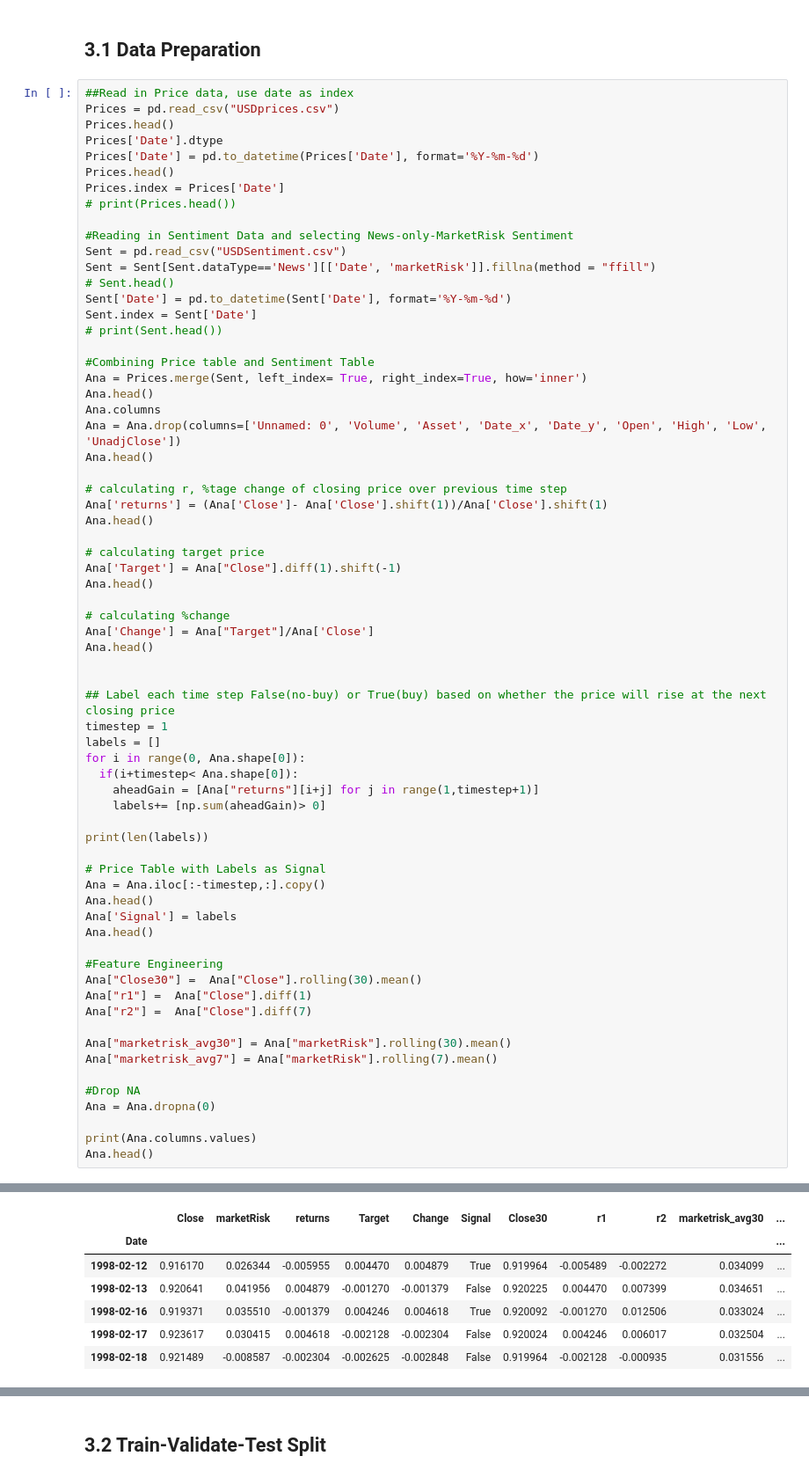
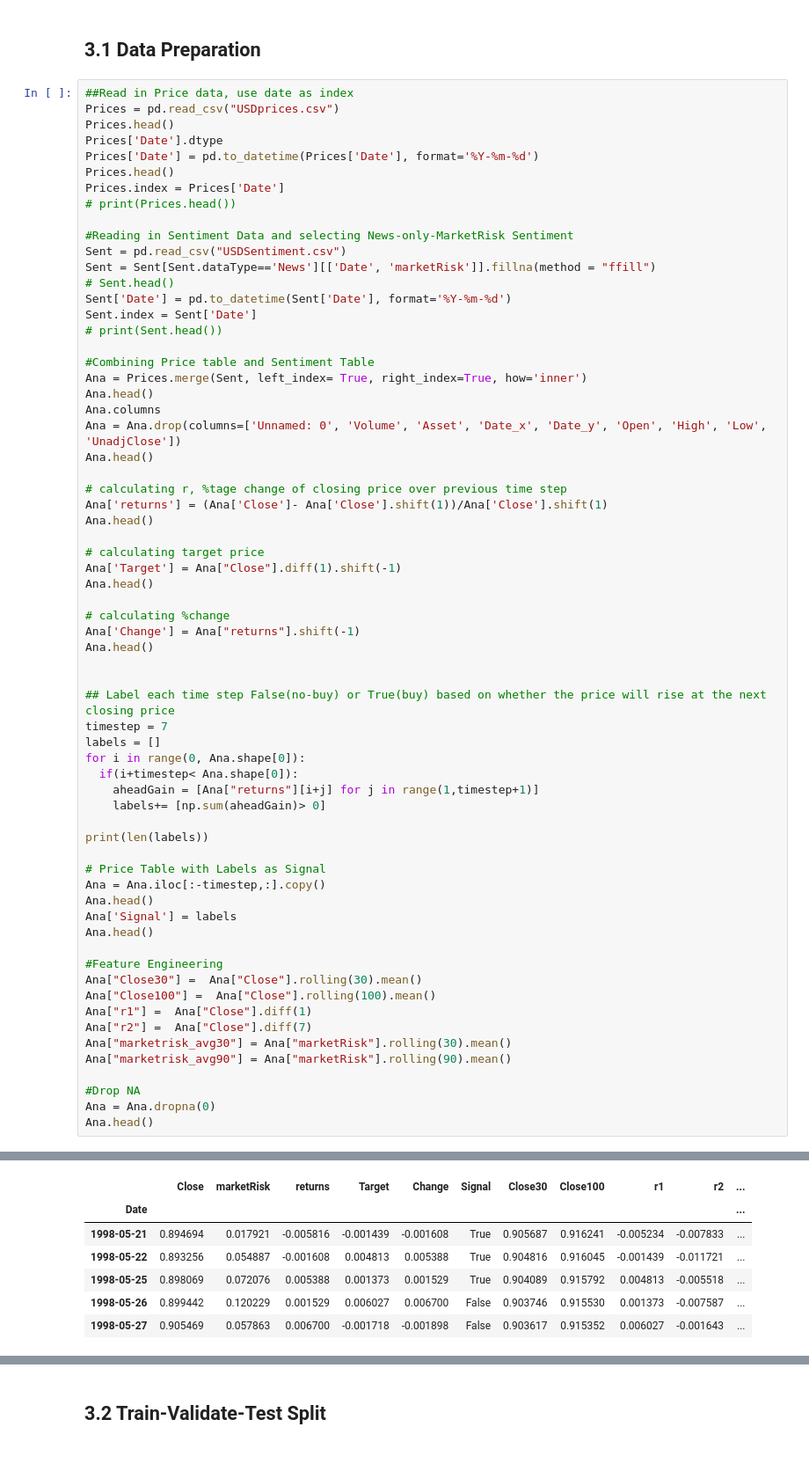
Before and after one commit to hugegene/LSTM-Prediction-of-Stock-Price-Movement, a Jupyter notebook: SentimentTesting on USD.ipynb, the cells around one changed output, grey strips where cells are left out. Shown at 88% size. Cells and saved outputs as stored; diff of their text form.

```diff
--- a/SentimentTesting on USD.ipynb
+++ b/SentimentTesting on USD.ipynb
@@ -148,12 +148,12 @@ Ana['Target'] = Ana["Close"].diff(1).shift(-1)
 Ana.head()
 
 # calculating %change
-Ana['Change'] = Ana["Target"]/Ana['Close']
+Ana['Change'] = Ana["returns"].shift(-1)
 Ana.head()
 
 
 ## Label each time step False(no-buy) or True(buy) based on whether the price will rise at the next closing price
-timestep = 1
+timestep = 7
 labels = []
 for i in range(0, Ana.shape[0]):
   if(i+timestep< Ana.shape[0]):
@@ -170,15 +170,13 @@ Ana.head()
 
 #Feature Engineering
 Ana["Close30"] =  Ana["Close"].rolling(30).mean()
+Ana["Close100"] =  Ana["Close"].rolling(100).mean()
 Ana["r1"] =  Ana["Close"].diff(1)
 Ana["r2"] =  Ana["Close"].diff(7)
-
 Ana["marketrisk_avg30"] = Ana["marketRisk"].rolling(30).mean()
-Ana["marketrisk_avg7"] = Ana["marketRisk"].rolling(7).mean()
+Ana["marketrisk_avg90"] = Ana["marketRisk"].rolling(90).mean()
 
 #Drop NA
 Ana = Ana.dropna(0)
-
-print(Ana.columns.values)
 Ana.head()
 # %% [output]
@@ -188,7 +184,7 @@ Ana.head()
-|  | Close | marketRisk | returns | Target | Change | Signal | Close30 | r1 | r2 | marketrisk_avg30 | ... |
+|  | Close | marketRisk | returns | Target | Change | Signal | Close30 | Close100 | r1 | r2 | ... |
 | Date |  |  |  |  |  |  |  |  |  |  | ... |
-| 1998-02-12 | 0.916170 | 0.026344 | -0.005955 | 0.004470 | 0.004879 | True | 0.919964 | -0.005489 | -0.002272 | 0.034099 | ... |
-| 1998-02-13 | 0.920641 | 0.041956 | 0.004879 | -0.001270 | -0.001379 | False | 0.920225 | 0.004470 | 0.007399 | 0.034651 | ... |
-| 1998-02-16 | 0.919371 | 0.035510 | -0.001379 | 0.004246 | 0.004618 | True | 0.920092 | -0.001270 | 0.012506 | 0.033024 | ... |
-| 1998-02-17 | 0.923617 | 0.030415 | 0.004618 | -0.002128 | -0.002304 | False | 0.920024 | 0.004246 | 0.006017 | 0.032504 | ... |
-| 1998-02-18 | 0.921489 | -0.008587 | -0.002304 | -0.002625 | -0.002848 | False | 0.919964 | -0.002128 | -0.000935 | 0.031556 | ... |
+| 1998-05-21 | 0.894694 | 0.017921 | -0.005816 | -0.001439 | -0.001608 | True | 0.905687 | 0.916241 | -0.005234 | -0.007833 | ... |
+| 1998-05-22 | 0.893256 | 0.054887 | -0.001608 | 0.004813 | 0.005388 | True | 0.904816 | 0.916045 | -0.001439 | -0.011721 | ... |
+| 1998-05-25 | 0.898069 | 0.072076 | 0.005388 | 0.001373 | 0.001529 | True | 0.904089 | 0.915792 | 0.004813 | -0.005518 | ... |
+| 1998-05-26 | 0.899442 | 0.120229 | 0.001529 | 0.006027 | 0.006700 | False | 0.903746 | 0.915530 | 0.001373 | -0.007587 | ... |
+| 1998-05-27 | 0.905469 | 0.057863 | 0.006700 | -0.001718 | -0.001898 | False | 0.903617 | 0.915352 | 0.006027 | -0.001643 | ... |
```
Also changed, not shown: parts of 20 cells of this notebook.
